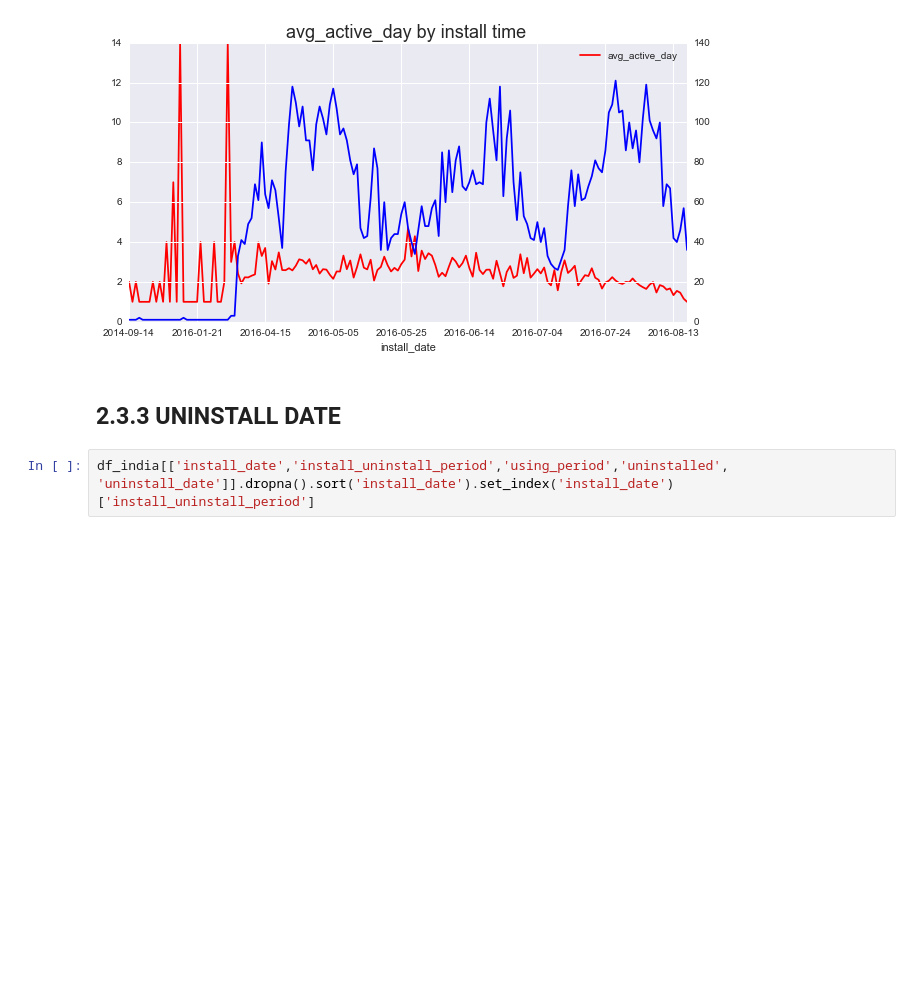
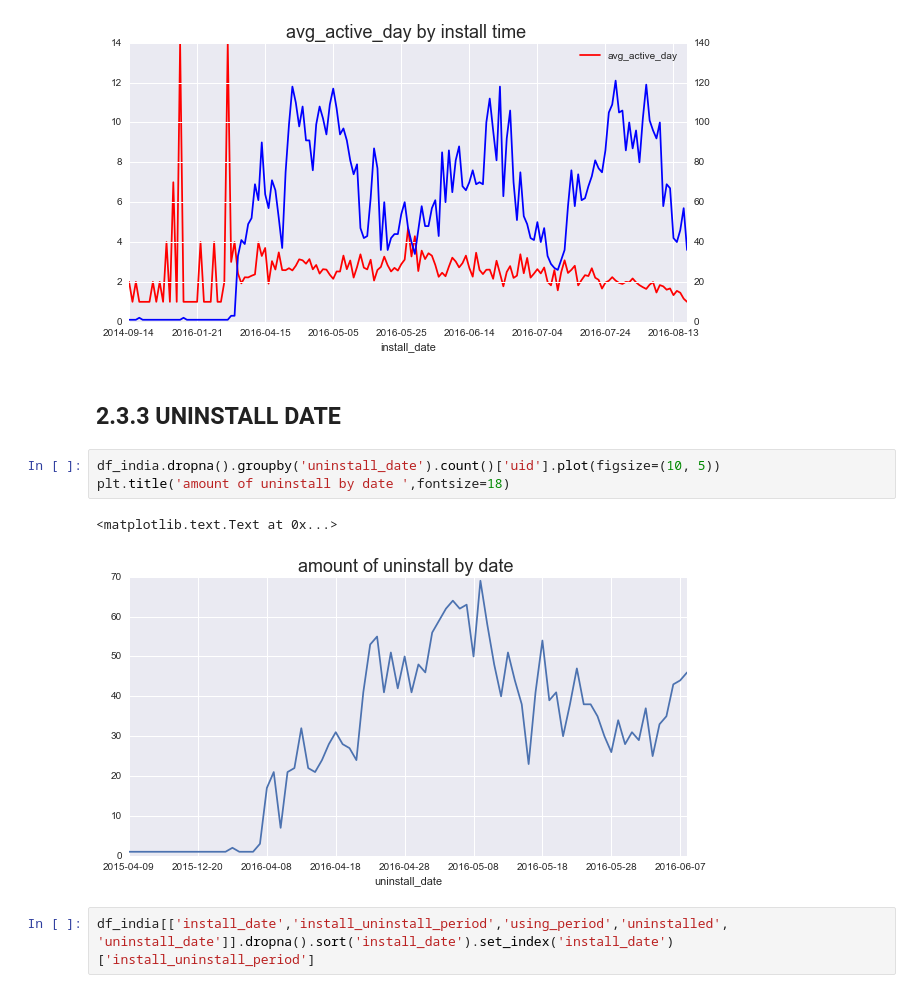
Before and after one commit to yennanliu/analysis, a Jupyter notebook: india/India_trafi.ipynb, the cells around one changed output. Saved outputs shown, nothing was run; the diff lists cells and outputs as text; blank space fills up the shorter version.

```diff
--- a/india/India_trafi.ipynb
+++ b/india/India_trafi.ipynb
@@ -206,6 +203,12 @@ plt.show()
 [figure]
 # %% [markdown]
 ## 2.3.3 UNINSTALL DATE
+# %%
+df_india.dropna().groupby('uninstall_date').count()['uid'].plot(figsize=(10, 5))
+plt.title('amount of uninstall by date ',fontsize=18)
+# %% [output]
+<matplotlib.text.Text at 0x...>
+[figure, added]
 # %%
 df_india[['install_date','install_uninstall_period','using_period','uninstalled', 'uninstall_date']].dropna().sort('install_date').set_index('install_date')['install_uninstall_period']
 # %% [output]
```
Also changed, not shown: parts of 8 cells of this notebook.
